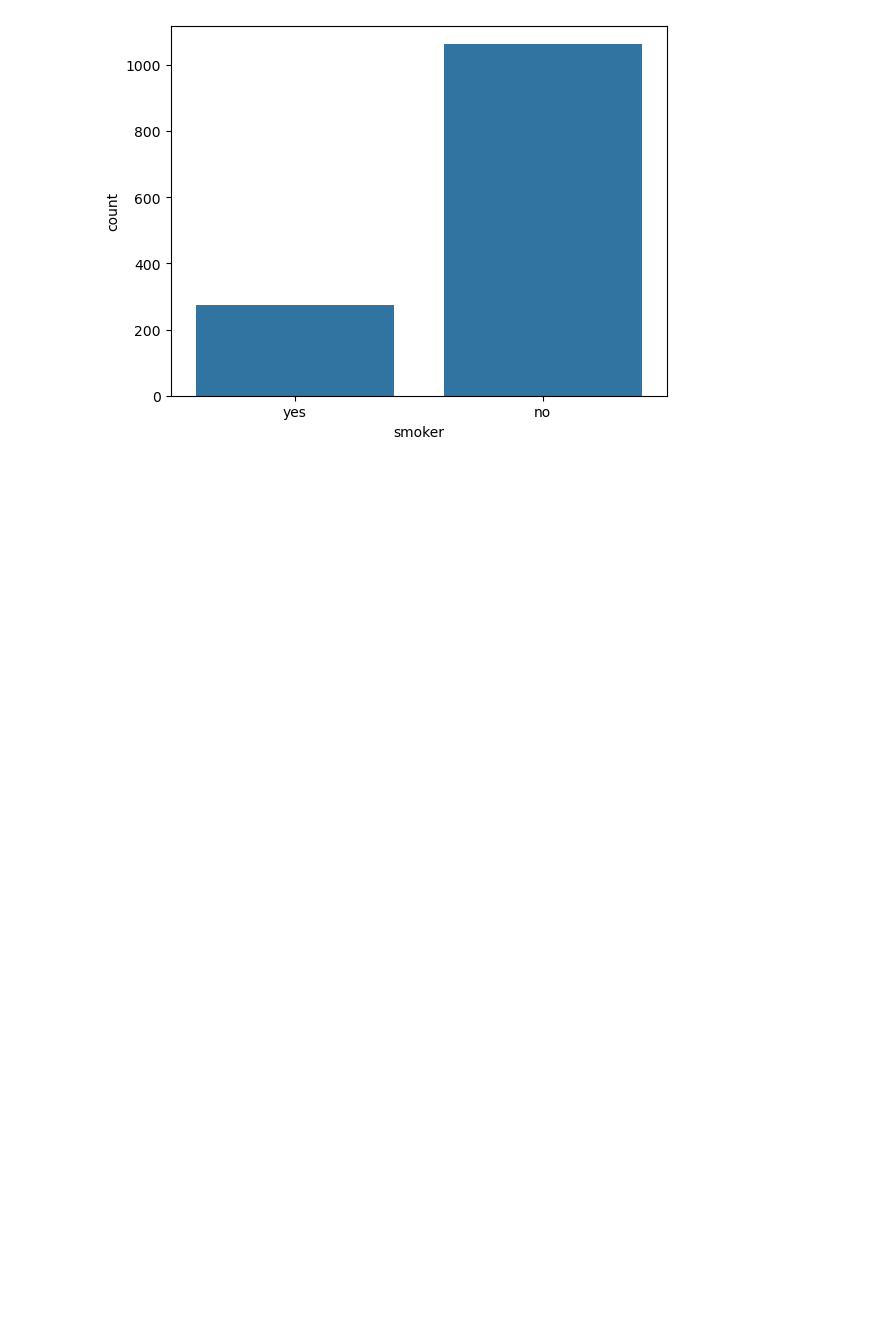
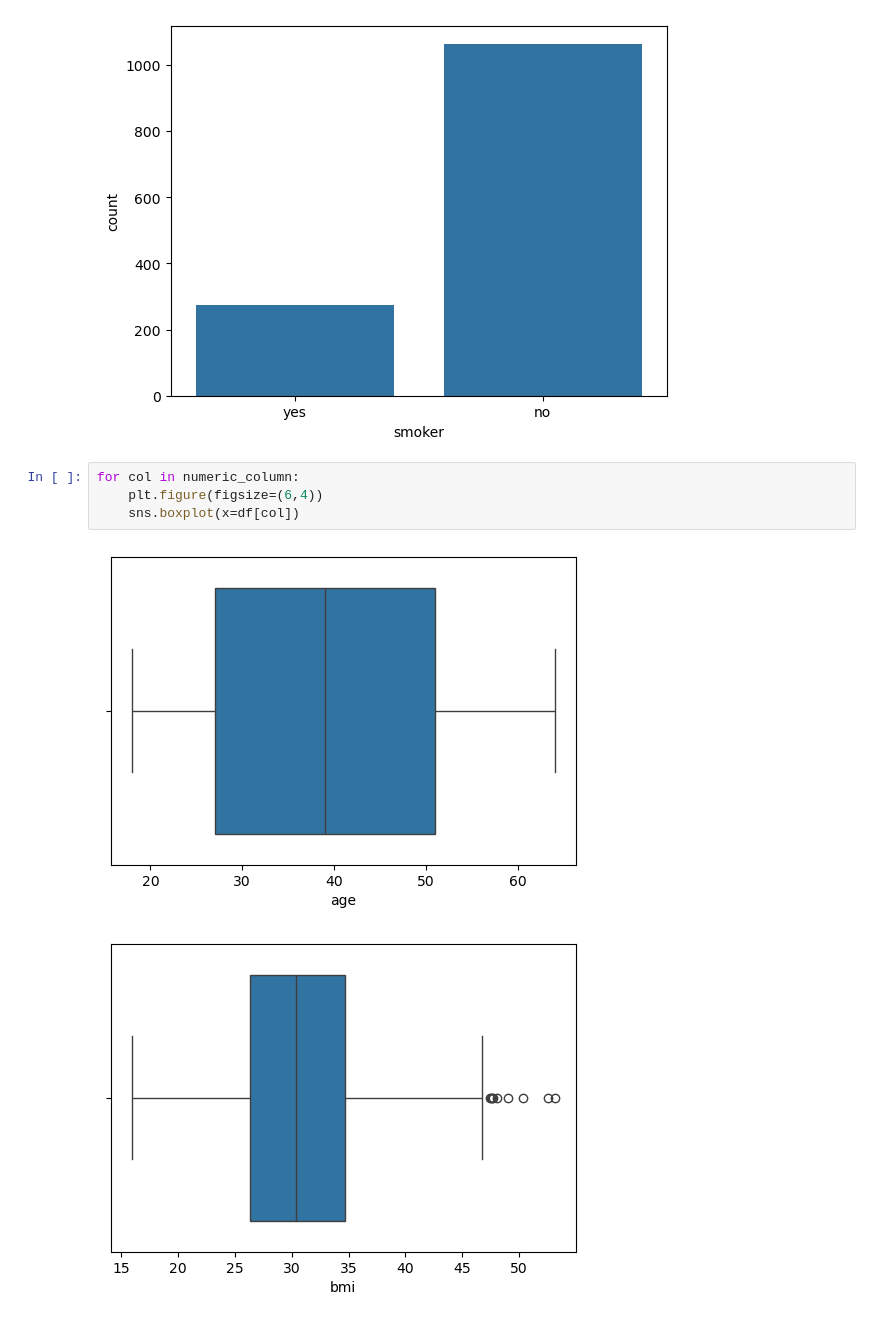
Before and after one commit to suryssss/EDA, a Jupyter notebook: predicting-charges/prediction.ipynb, the cells around one changed output. Cells and saved outputs as stored; diff of their text form; blank space fills up the shorter version.

```diff
--- a/predicting-charges/prediction.ipynb
+++ b/predicting-charges/prediction.ipynb
@@ -104,3 +104,10 @@ sns.countplot(x=df['smoker'])
 # %% [output]
 <Axes: xlabel='smoker', ylabel='count'>
 [figure]
+# %%
+for col in numeric_column:
+    plt.figure(figsize=(6,4))
+    sns.boxplot(x=df[col])
+# %% [output]
+[figure, added]
+[figure, added]
```
Also changed, not shown: parts of 29 cells of this notebook.
